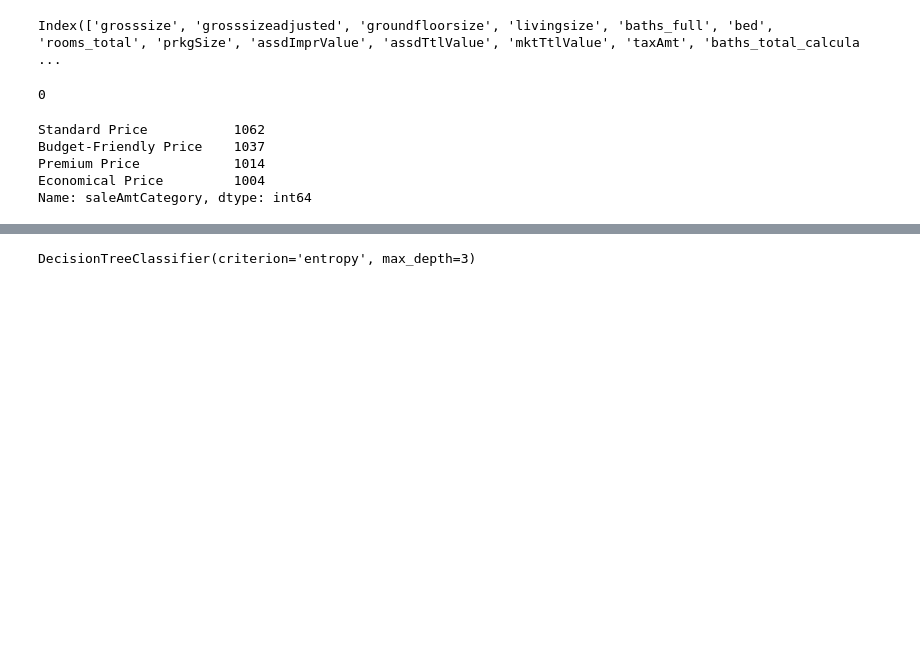
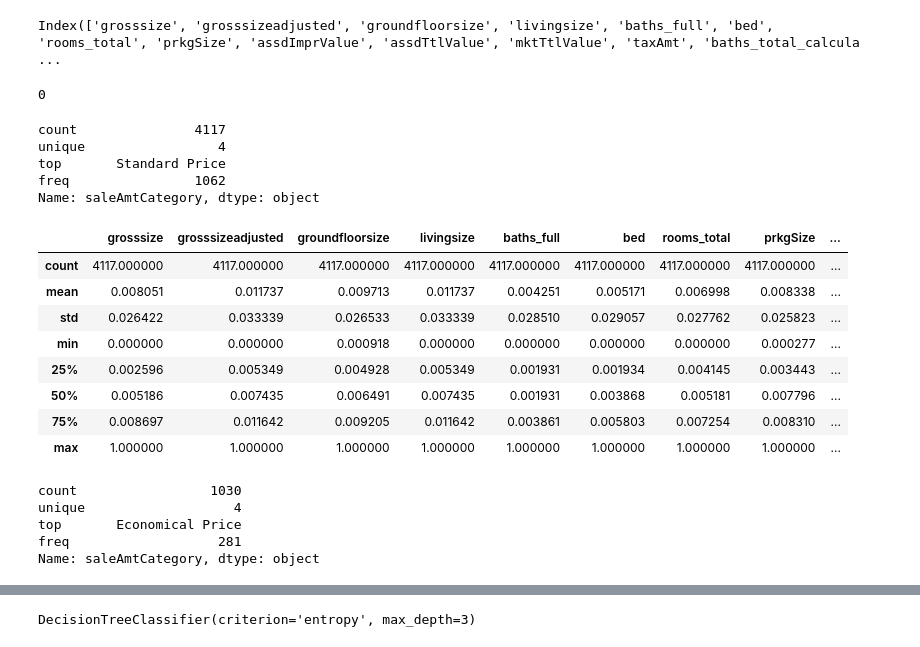
Before and after one commit to AmithNandivada/MachineLearning, a Jupyter notebook: Code/A3_DecisionTrees_NaiveBayes.ipynb, the cells around one changed output, grey strips where cells are left out. Saved outputs shown, nothing was run; the diff lists cells and outputs as text; code cells hidden in the pictures; blank space fills up the shorter version.

```diff
--- a/Code/A3_DecisionTrees_NaiveBayes.ipynb
+++ b/Code/A3_DecisionTrees_NaiveBayes.ipynb
@@ -269,10 +269,30 @@ y.isna().sum()
 # %%
 X_train, X_test, y_train, y_test = train_test_split(X, y, test_size=0.2, random_state=42)
 # %%
-y_train.value_counts()
+y_train.describe(include='all')
 # %% [output]
-Standard Price           1062
-Budget-Friendly Price    1037
-Premium Price            1014
-Economical Price         1004
-Name: saleAmtCategory, dtype: int64
+count               4117
+unique                 4
+top       Standard Price
+freq                1062
+Name: saleAmtCategory, dtype: object
+# %%
+X_train.describe(include='all')
+# %% [output]
+|  | grosssize | grosssizeadjusted | groundfloorsize | livingsize | baths_full | bed | rooms_total | prkgSize | ... |
+| count | 4117.000000 | 4117.000000 | 4117.000000 | 4117.000000 | 4117.000000 | 4117.000000 | 4117.000000 | 4117.000000 | ... |
+| mean | 0.008051 | 0.011737 | 0.009713 | 0.011737 | 0.004251 | 0.005171 | 0.006998 | 0.008338 | ... |
+| std | 0.026422 | 0.033339 | 0.026533 | 0.033339 | 0.028510 | 0.029057 | 0.027762 | 0.025823 | ... |
+| min | 0.000000 | 0.000000 | 0.000918 | 0.000000 | 0.000000 | 0.000000 | 0.000000 | 0.000277 | ... |
+| 25% | 0.002596 | 0.005349 | 0.004928 | 0.005349 | 0.001931 | 0.001934 | 0.004145 | 0.003443 | ... |
+| 50% | 0.005186 | 0.007435 | 0.006491 | 0.007435 | 0.001931 | 0.003868 | 0.005181 | 0.007796 | ... |
+| 75% | 0.008697 | 0.011642 | 0.009205 | 0.011642 | 0.003861 | 0.005803 | 0.007254 | 0.008310 | ... |
+| max | 1.000000 | 1.000000 | 1.000000 | 1.000000 | 1.000000 | 1.000000 | 1.000000 | 1.000000 | ... |
+# %%
+y_test.describe(include='all')
+# %% [output]
+count                 1030
+unique                   4
+top       Economical Price
+freq                   281
+Name: saleAmtCategory, dtype: object
```
Also changed, not shown: parts of 15 cells of this notebook.
